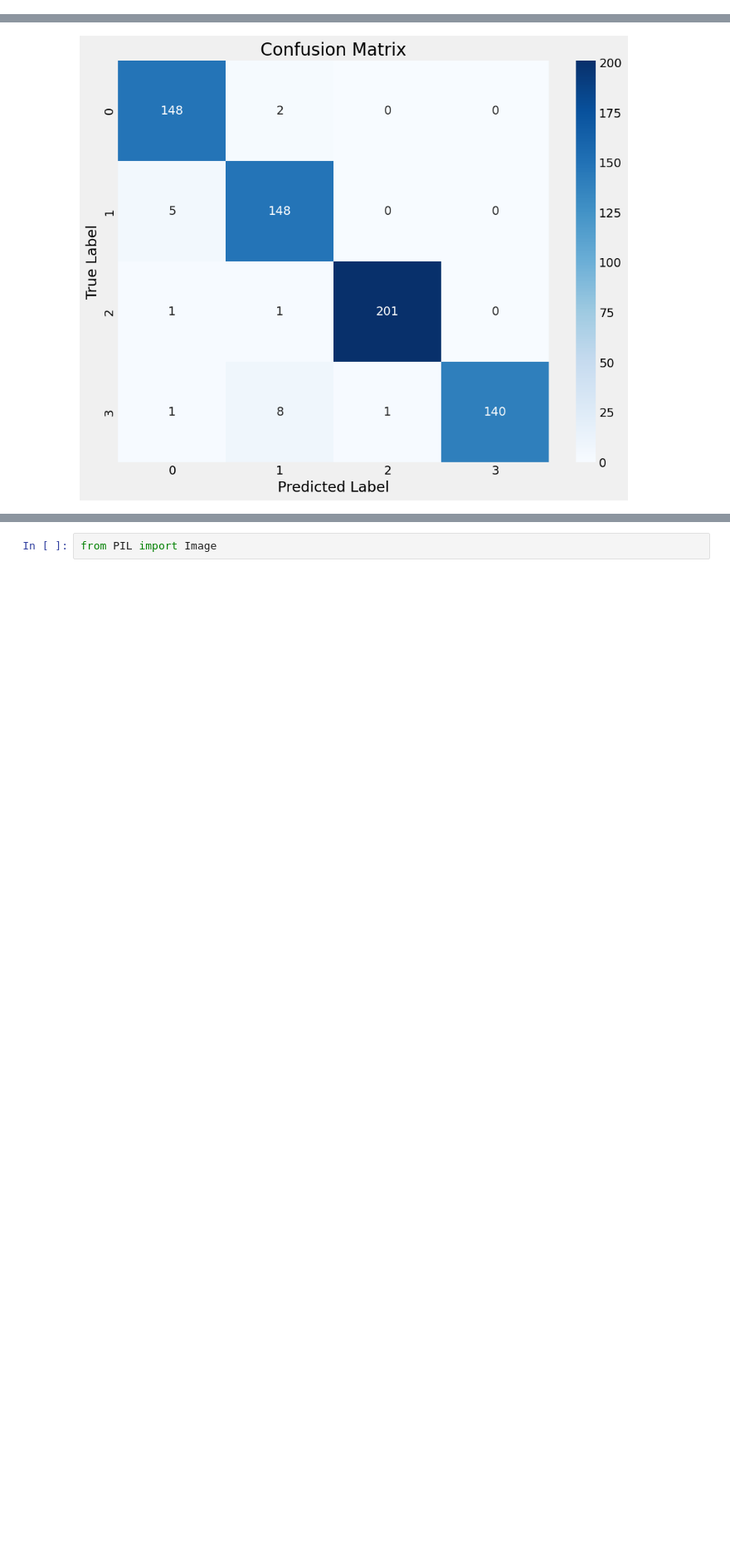
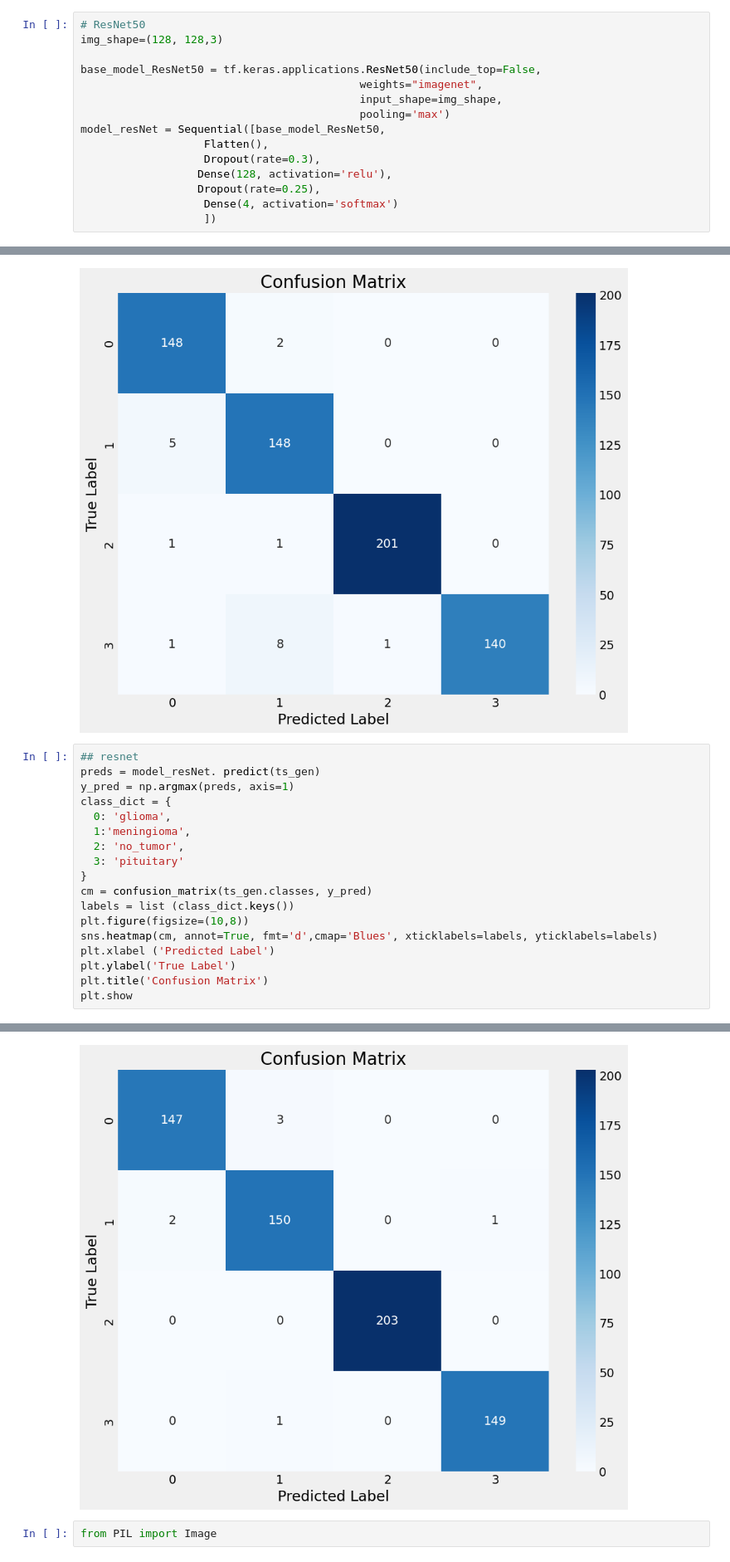
Before and after one commit to dhruvmojila/brain-tumor-classification, a Jupyter notebook: Brain Tumor Classification.ipynb, the cells around one changed output, grey strips where cells are left out. Shown at 83% size. Saved outputs shown, nothing was run; the diff lists cells and outputs as text; blank space fills up the shorter version.

```diff
--- a/Brain Tumor Classification.ipynb
+++ b/Brain Tumor Classification.ipynb
@@ -230,0 +223,15 @@ InternalError: cudaSetDevice() on GPU:0 failed. Status: CUDA-capable device(s) i
+# %%
+# ResNet50
+img_shape=(128, 128,3)
+
+base_model_ResNet50 = tf.keras.applications.ResNet50(include_top=False,
+                                           weights="imagenet",
+                                           input_shape=img_shape,
+                                           pooling='max')
+model_resNet = Sequential([base_model_ResNet50,
+                   Flatten(),
+                   Dropout(rate=0.3),
+                  Dense(128, activation='relu'),
+                  Dropout(rate=0.25),
+                   Dense(4, activation='softmax')
+                   ])
@@ -327,3 +408,22 @@ plt.show
 41/41 [==============================] - 3s 49ms/step
 <function matplotlib.pyplot.show(close=None, block=None)>
 [figure]
+# %%
+## resnet
+preds = model_resNet. predict(ts_gen)
+y_pred = np.argmax(preds, axis=1)
+class_dict = {
+  0: 'glioma',
+  1:'meningioma',
+  2: 'no_tumor',
+  3: 'pituitary'
+}
+cm = confusion_matrix(ts_gen.classes, y_pred)
+labels = list (class_dict.keys())
+plt.figure(figsize=(10,8))
+sns.heatmap(cm, annot=True, fmt='d',cmap='Blues', xticklabels=labels, yticklabels=labels)
+plt.xlabel ('Predicted Label')
+plt.ylabel('True Label')
+plt.title('Confusion Matrix')
+plt.show
+# %% [output]
@@ -330,3 +432,4 @@ plt.show
+[figure, added]
 # %%
 from PIL import Image
 # %%
```
Also changed, not shown: parts of 27 cells of this notebook, 10 other files.
